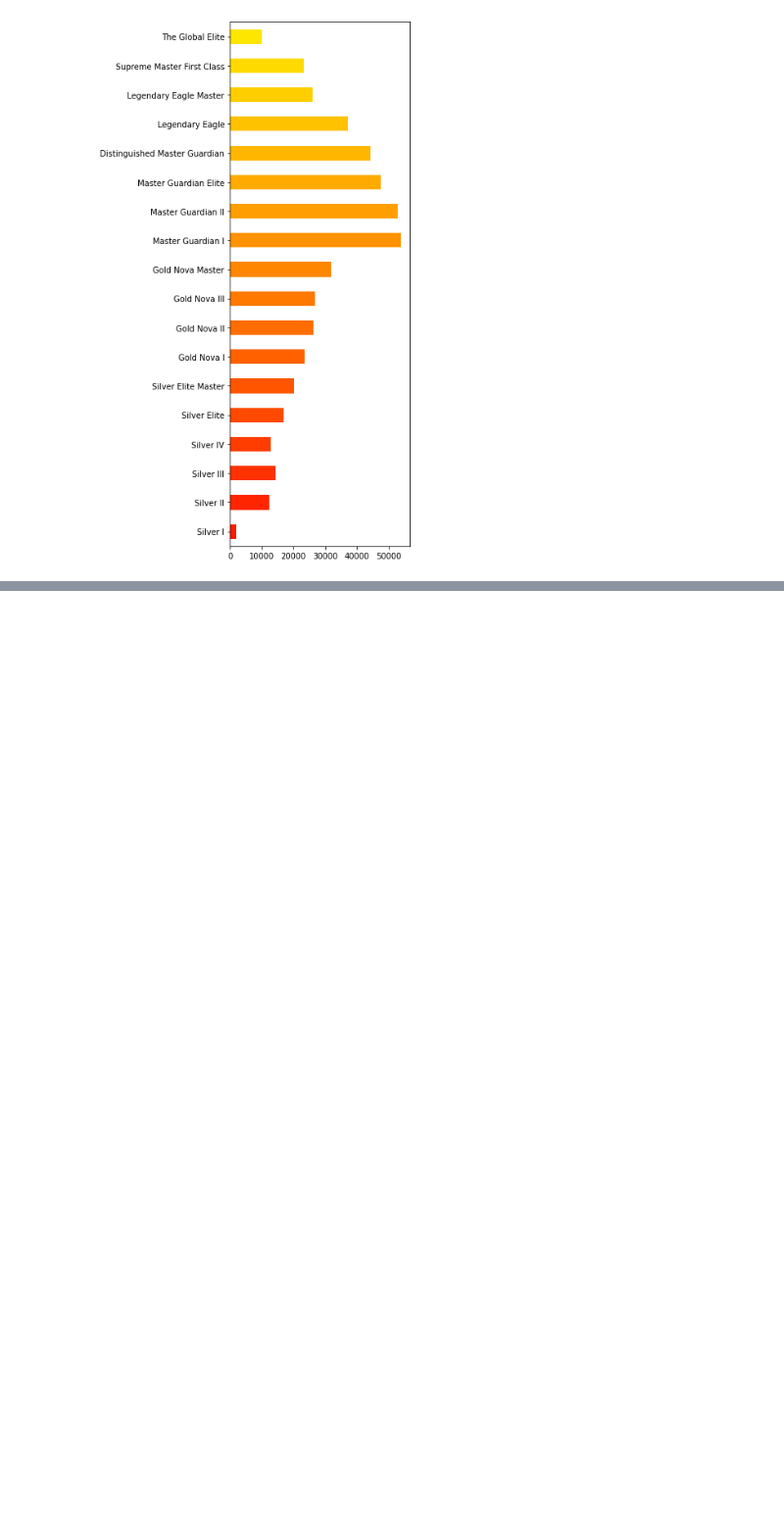
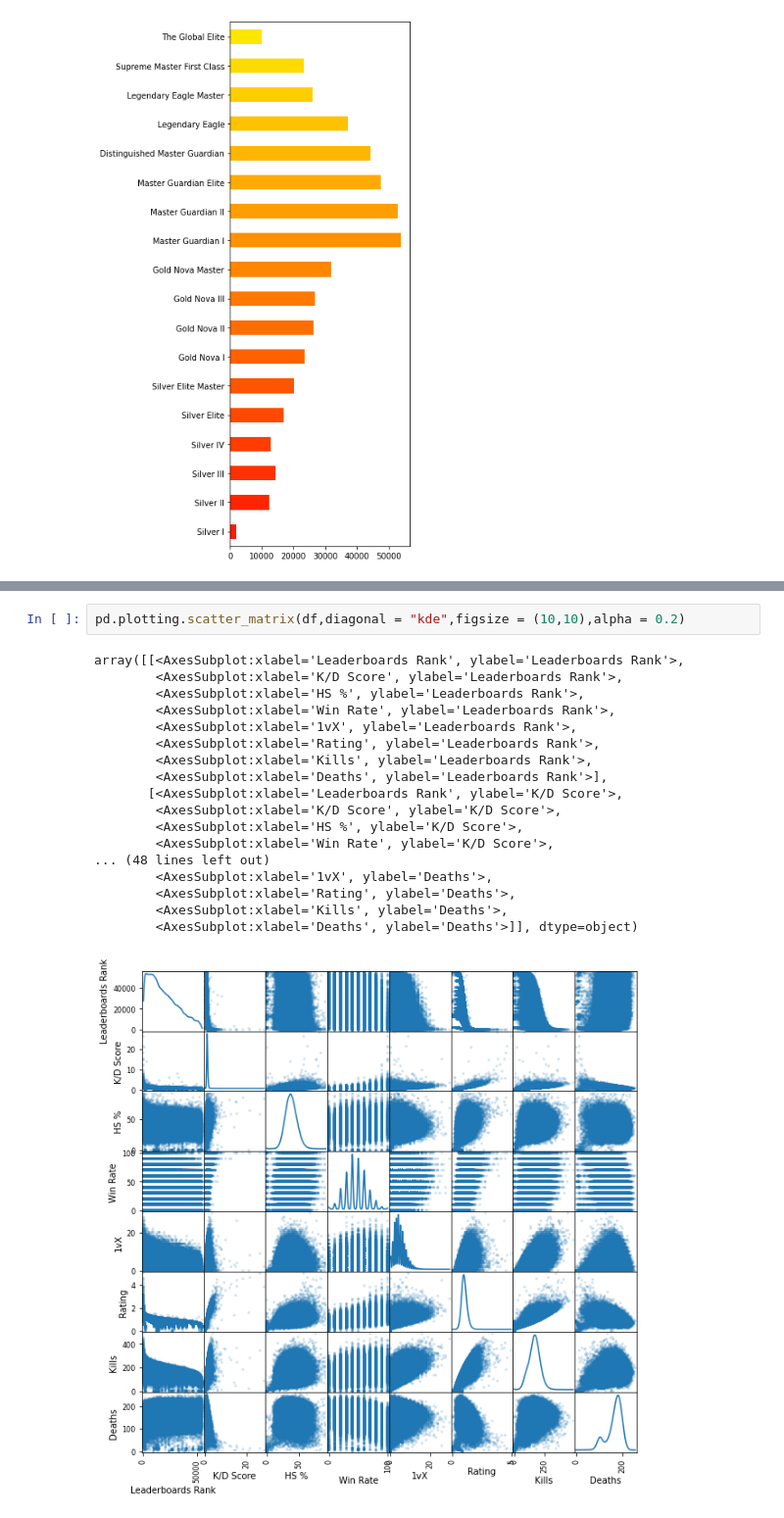
Before and after one commit to cc-visionary/datapre-csgostats, a Jupyter notebook: Scraping CSGOStats.gg.ipynb, the cells around one changed output, grey strips where cells are left out. Shown: that part at 98% size. Saved outputs shown, nothing was run; the diff lists cells and outputs as text; blank space fills up the shorter version.

```diff
--- a/Scraping CSGOStats.gg.ipynb
+++ b/Scraping CSGOStats.gg.ipynb
@@ -629,0 +646,21 @@ playerDistr.plot.barh(color=colors, figsize = (4,12))
+# %%
+pd.plotting.scatter_matrix(df,diagonal = "kde",figsize = (10,10),alpha = 0.2)
+# %% [output]
+array([[<AxesSubplot:xlabel='Leaderboards Rank', ylabel='Leaderboards Rank'>,
+        <AxesSubplot:xlabel='K/D Score', ylabel='Leaderboards Rank'>,
+        <AxesSubplot:xlabel='HS %', ylabel='Leaderboards Rank'>,
+        <AxesSubplot:xlabel='Win Rate', ylabel='Leaderboards Rank'>,
+        <AxesSubplot:xlabel='1vX', ylabel='Leaderboards Rank'>,
+        <AxesSubplot:xlabel='Rating', ylabel='Leaderboards Rank'>,
+        <AxesSubplot:xlabel='Kills', ylabel='Leaderboards Rank'>,
+        <AxesSubplot:xlabel='Deaths', ylabel='Leaderboards Rank'>],
+       [<AxesSubplot:xlabel='Leaderboards Rank', ylabel='K/D Score'>,
+        <AxesSubplot:xlabel='K/D Score', ylabel='K/D Score'>,
+        <AxesSubplot:xlabel='HS %', ylabel='K/D Score'>,
+        <AxesSubplot:xlabel='Win Rate', ylabel='K/D Score'>,
+... (48 lines left out)
+        <AxesSubplot:xlabel='1vX', ylabel='Deaths'>,
+        <AxesSubplot:xlabel='Rating', ylabel='Deaths'>,
+        <AxesSubplot:xlabel='Kills', ylabel='Deaths'>,
+        <AxesSubplot:xlabel='Deaths', ylabel='Deaths'>]], dtype=object)
+[figure, added]
```
Also changed, not shown: parts of 2 cells of this notebook.
